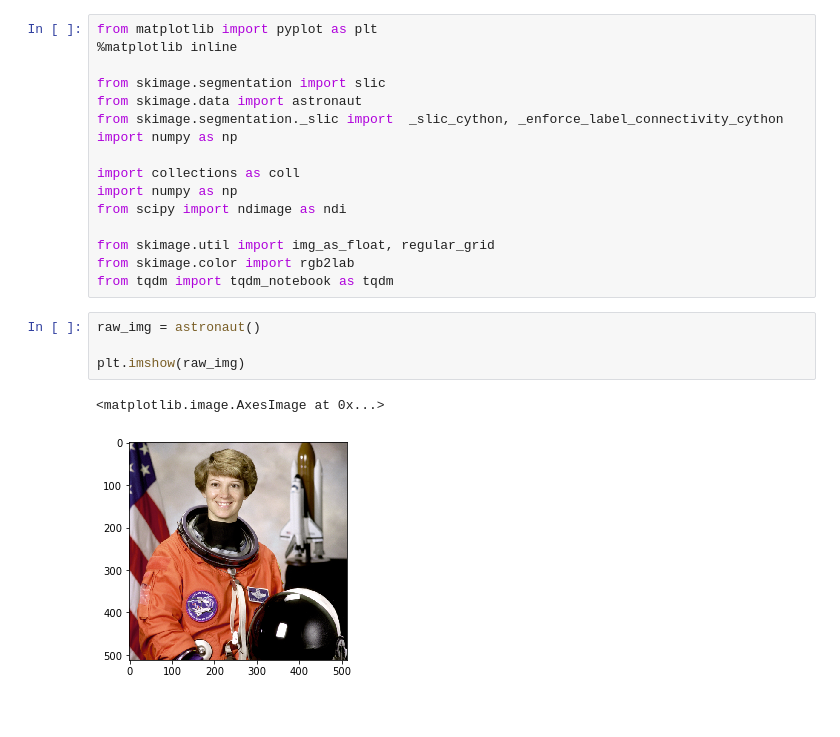
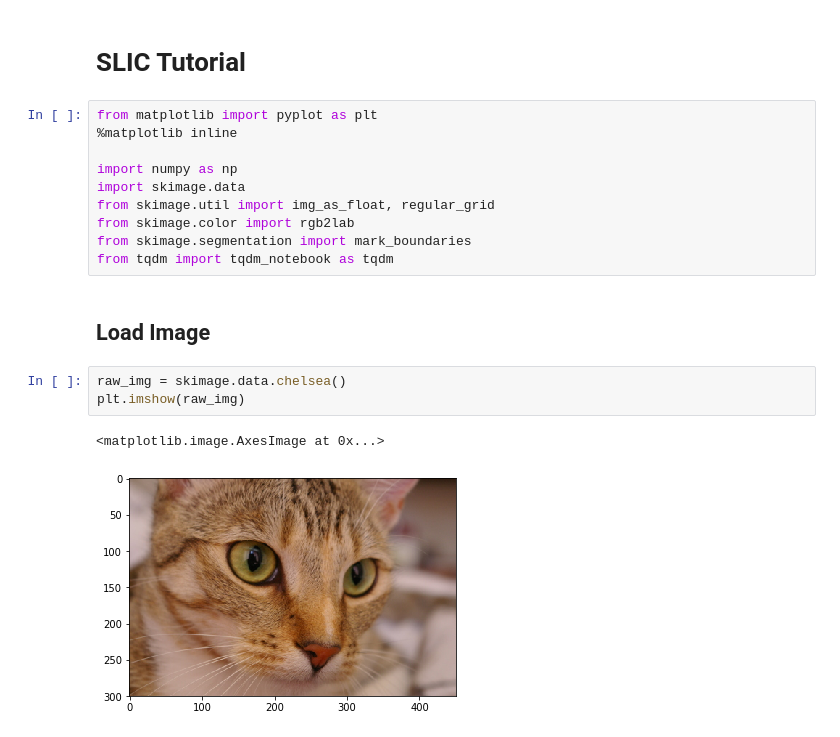
Before and after one commit to LittleWat/mil_segmentation_handson, a Jupyter notebook: slic_tutorial.ipynb, the cells around one changed output. Cells and saved outputs as stored; diff of their text form.

Commit message:
Update slic_tutorial

```diff
--- a/slic_tutorial.ipynb
+++ b/slic_tutorial.ipynb
@@ -1,23 +1,20 @@
+# %% [markdown]
+# SLIC Tutorial
 # %%
 from matplotlib import pyplot as plt
 %matplotlib inline
 
-from skimage.segmentation import slic
-from skimage.data import astronaut
-from skimage.segmentation._slic import  _slic_cython, _enforce_label_connectivity_cython
 import numpy as np
-
-import collections as coll
-import numpy as np
-from scipy import ndimage as ndi
-
+import skimage.data
 from skimage.util import img_as_float, regular_grid
 from skimage.color import rgb2lab
+from skimage.segmentation import mark_boundaries
 from tqdm import tqdm_notebook as tqdm
+# %% [markdown]
+## Load Image
 # %%
-raw_img = astronaut()
-
+raw_img = skimage.data.chelsea()
 plt.imshow(raw_img)
 # %% [output]
 <matplotlib.image.AxesImage at 0x...>
-[figure, old version]
+[figure, new version]
```
Also changed, not shown: parts of 19 cells of this notebook.
